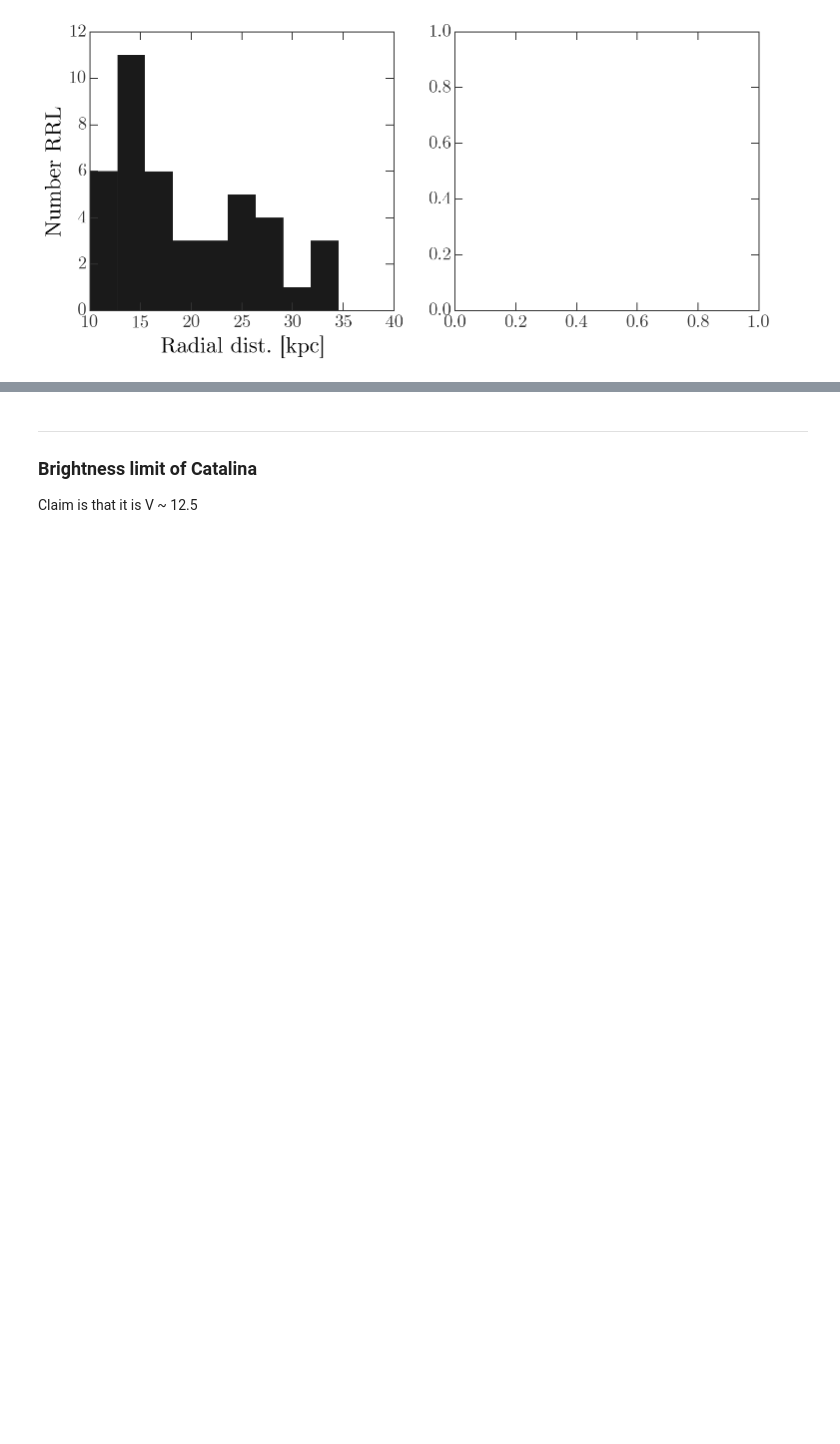
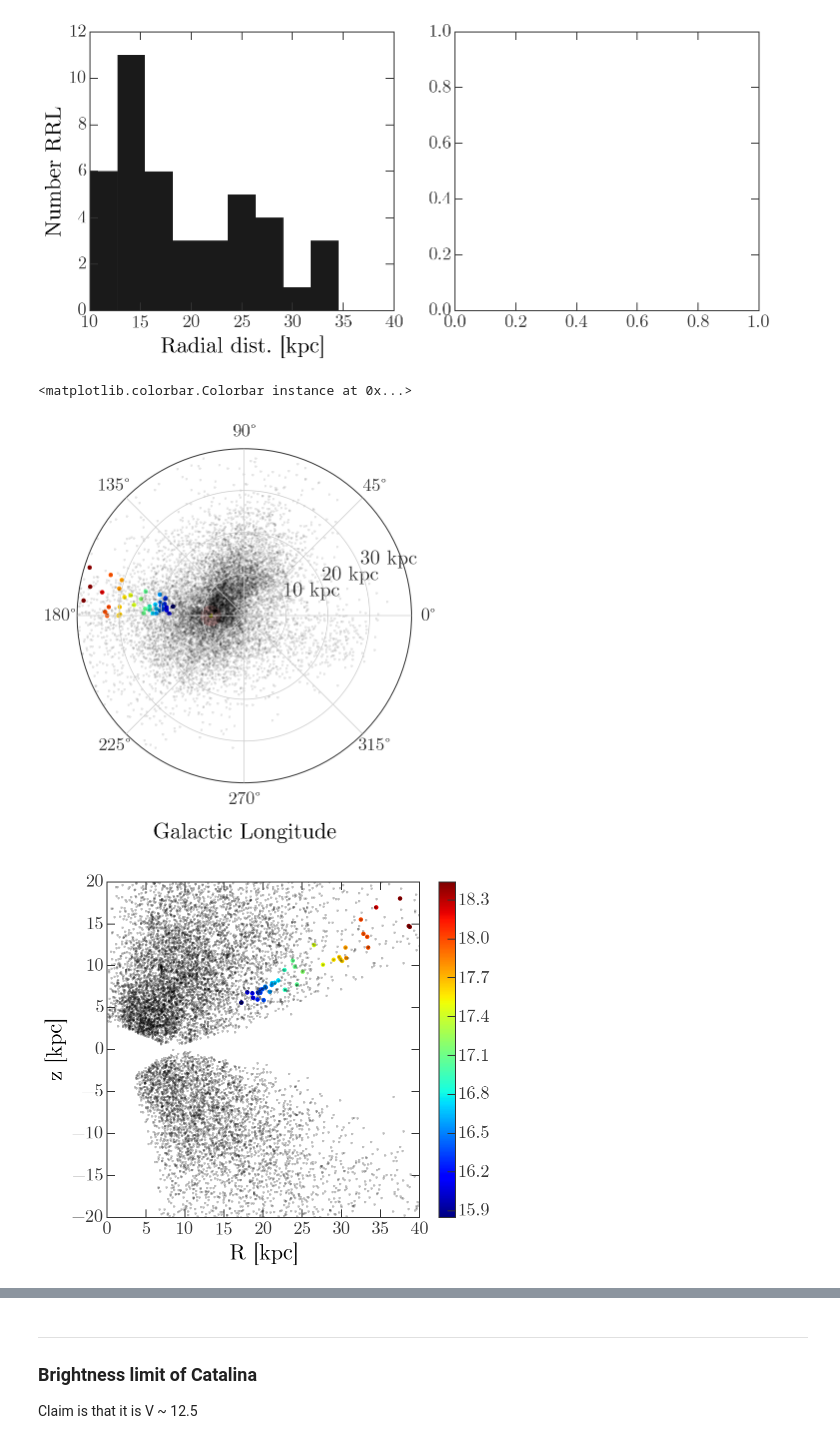
Before and after one commit to adrn/TriandRRLyrae, a Jupyter notebook: notebooks/A13 Proposal.ipynb, the cells around one changed output, grey strips where cells are left out. Saved outputs shown, nothing was run; the diff lists cells and outputs as text; code cells hidden in the pictures; blank space fills up the shorter version.

Commit message:
labels

```diff
--- a/notebooks/A13 Proposal.ipynb
+++ b/notebooks/A13 Proposal.ipynb
@@ -223,3 +224,55 @@ axes[0].set_ylabel("Number RRL")
 # %% [output]
 <matplotlib.text.Text at 0x...>
 [figure]
+# %%
+fig,ax = pl.subplots(1,1,figsize=(6,6),subplot_kw =dict(polar=True))
+
+ax.add_artist(mpl.patches.Circle((-8.,0), radius=2.5, transform=ax.transData._b, facecolor='r', alpha=0.2))
+ax.add_artist(mpl.patches.Circle((-8.,0), radius=0.5, transform=ax.transData._b, facecolor='y', alpha=1.))
+
+a13_cyl = a13.galactocentric.represent_as(coord.CylindricalRepresentation)
+css_cyl = css_c.galactocentric.represent_as(coord.CylindricalRepresentation)
+
+ax.plot(css_cyl.phi.to(u.radian),
+        css_cyl.rho.to(u.kpc),
+        color='k', linestyle='none', marker='.', alpha=0.1)
+# ax.plot(gass_cyl.phi.to(u.radian), gass_cyl.rho.to(u.kpc),
+#         color='k', linestyle='none', marker='o')
+ax.scatter(a13_cyl.phi.to(u.radian), a13_cyl.rho.to(u.kpc),
+           c=a13_tbl['VmagAvg'], marker='o')
+
+ax.set_rmax(40.0)
+ax.grid(True)
+
+ticks = [10,20,30]
+ax.set_rticks(ticks)
+ax.set_yticklabels(['{0:d} kpc'.format(x) for x in ticks])
+ax.set_xlabel("Galactic Longitude", labelpad=15)
+ax.tick_params(axis='y', labelsize=20)
+# fig.savefig("/Users/adrian/papers/proposals/MDM-2015/GASS.pdf")
+
+# ------
+fig,ax = pl.subplots(1,1,figsize=(7,6))
+
+ax.plot(css_cyl.rho.to(u.kpc),
+        css_cyl.z.to(u.kpc),
+        color='k', linestyle='none', marker='.', alpha=0.25)
+cc = ax.scatter(a13_cyl.rho.to(u.kpc),
+                a13_cyl.z.to(u.kpc),
+                c=a13_tbl['VmagAvg'], marker='o')
+ax.set_xlim(0,40)
+ax.set_ylim(-20.,20)
+ax.set_xlabel("R [kpc]")
+ax.set_ylabel("z [kpc]")
+fig.colorbar(cc)
+
+# ticks = [10,20]
+# ax.set_rticks(ticks)
+# ax.set_yticklabels(['{0:d} kpc'.format(x) for x in ticks])
+# ax.set_xlabel("Galactic Longitude", labelpad=15)
+# ax.tick_params(axis='y', labelsize=20)
+# # fig.savefig("/Users/adrian/papers/proposals/MDM-2015/GASS.pdf")
+# %% [output]
+<matplotlib.colorbar.Colorbar instance at 0x...>
+[figure, added]
+[figure, added]
```
Also changed, not shown: parts of 3 cells of this notebook.
